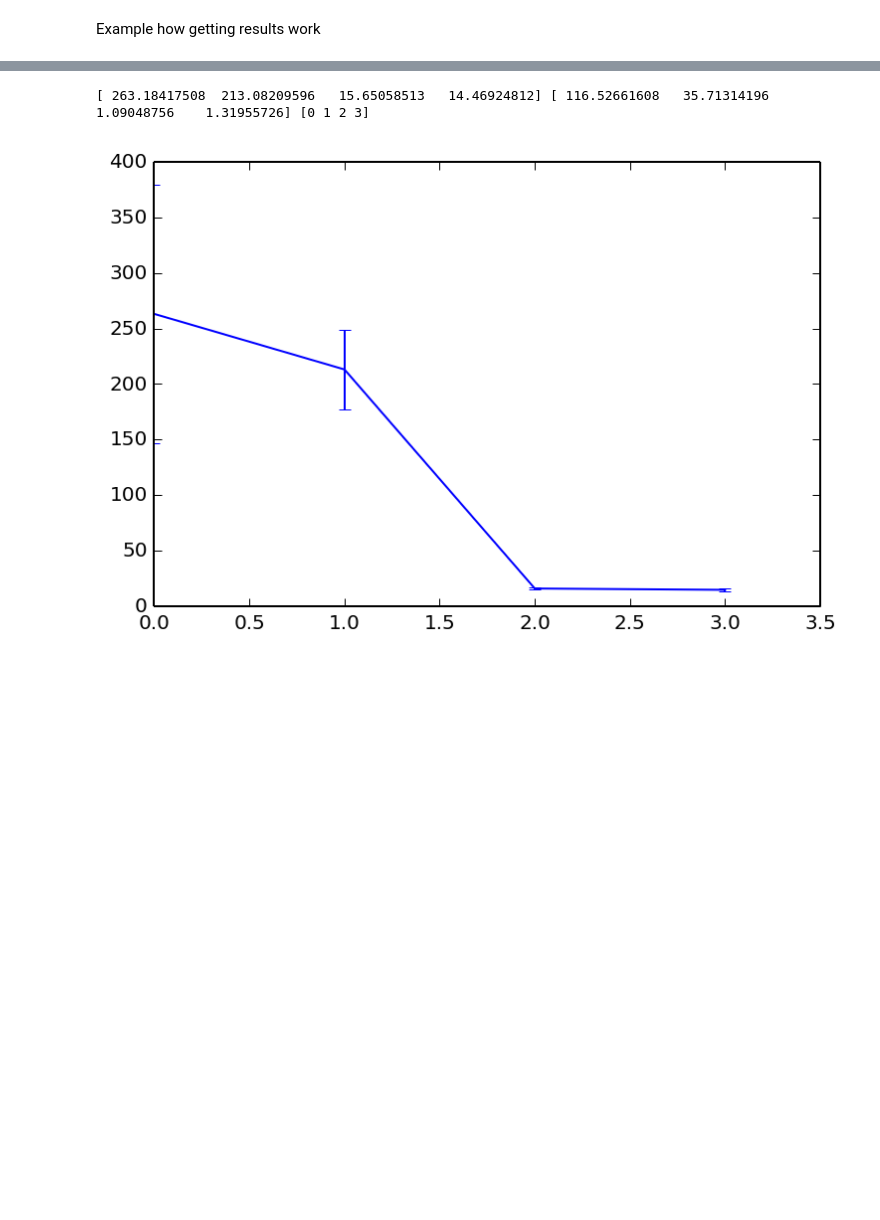
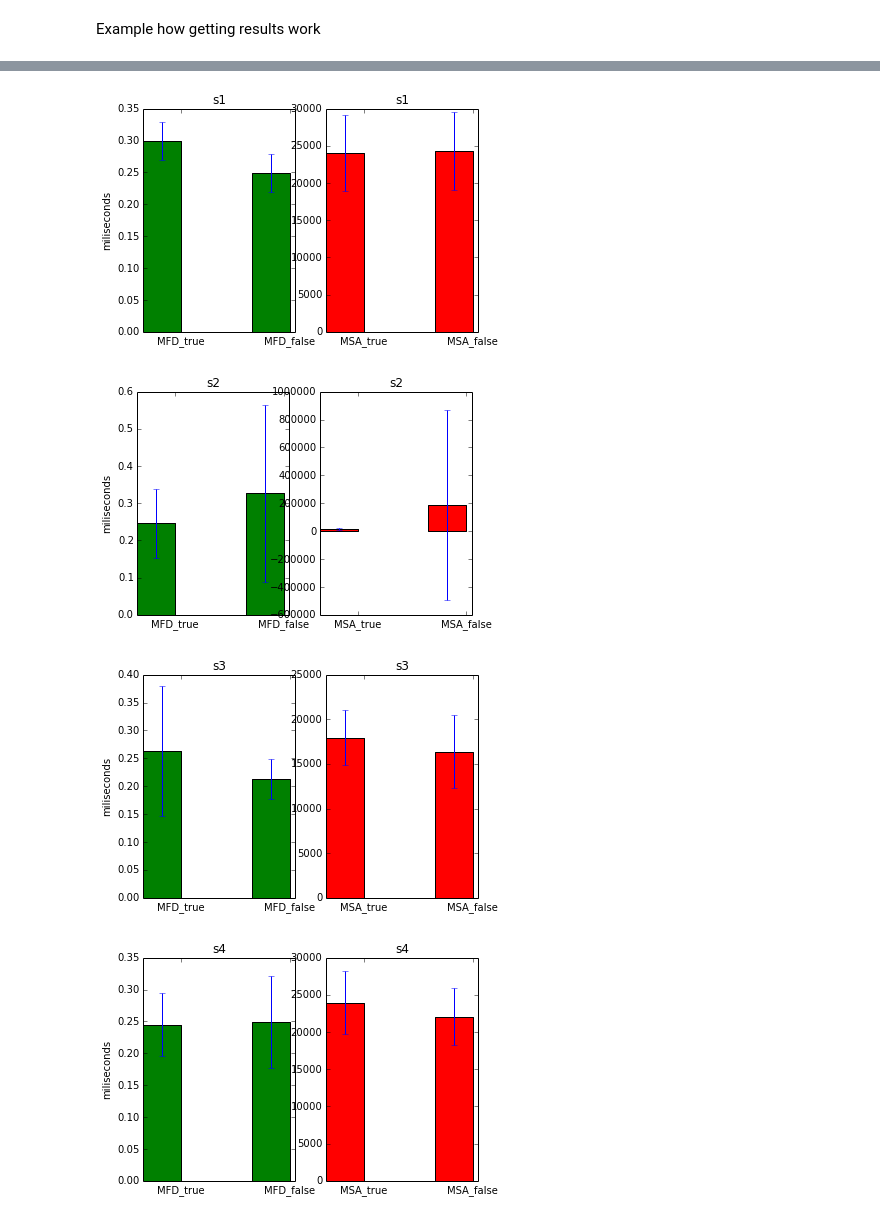
Before and after one commit to Artimi/eyetracking, a Jupyter notebook: Eye tracking.ipynb, the cells around one changed output, grey strips where cells are left out. Cells and saved outputs as stored; diff of their text form; code cells hidden in the pictures; blank space fills up the shorter version.

```diff
--- a/Eye tracking.ipynb
+++ b/Eye tracking.ipynb
@@ -6,5 +6,3 @@ For more information, type 'help(pylab)'.
 # %%
 import warnings
 warnings.filterwarnings("ignore", category=DeprecationWarning)
-# %%
-matplotlib.rcParams['savefig.dpi'] = 2 * matplotlib.rcParams['savefig.dpi']
@@ -17,8 +17,8 @@ import itertools
 from collections import namedtuple
 
 FILE_NAME = 's1-s6_sorted.csv'
-DELTA_T = 1.0
-LEN_FIXATIONS_THRESHOLD = 10
+DELTA_T = 0.001
+LEN_FIXATIONS_THRESHOLD = 10 * DELTA_T
 
 SubjectResult = namedtuple("SubjectResult", ['subject', "MFD_true", "MFD_SD_true", "MFD_false", "MFD_SD_false",
                            "MSA_true", "MSA_SD_true", "MSA_false", "MSA_SD_false"])
@@ -62,11 +62,18 @@ class Record(object):
         len_fixations = np.array([])
         for bit, group in itertools.groupby(peaks):
             if not bit:
-                len_fixations = np.append(len_fixations, sum(1 for _ in group) / DELTA_T)
+                len_fixations = np.append(len_fixations, sum(1 for _ in group) * DELTA_T)
         return len_fixations
 
     def get_MSA(self):
-        return np.average(self.velocity[self.peaks])
+        SAs = np.array([])
+        offset = 0
+        for bit, group in itertools.groupby(self.peaks):
+            group_length = sum(1 for _ in group)
+            if bit:
+                SAs = np.append(SAs, np.max(self.velocity[offset:offset + group_length]))
+            offset += group_length
+        return np.average(SAs)
 
     def get_MFD(self):
         return np.average(self.len_fixations[self.len_fixations > LEN_FIXATIONS_THRESHOLD])
@@ -102,7 +109,7 @@ def process_result(res):
     MFD_overall_false = np.array([])
     MSA_overall_true = np.array([])
     MSA_overall_false = np.array([])
-    for subject in res:
+    for subject in sorted(res):
         subject_results.append(SubjectResult(
             subject,
             np.average(res[subject]["true"]["MFD"]),
@@ -200,23 +207,43 @@ s4 244.800734266 49.2100823869 249.266369777 72.2730036408 20.8140906804 2.59032
 # %%
 for subject_result in subjects_results:
     sd = False
     ys = np.array([])
     xs = np.arange(4)
     stds = np.array([])
+    labels = []
+    width = 0.35
     for name in subject_result._fields:
         if name == 'subject':
             continue
         if not sd:
             y = subject_result.__getattribute__(name)
+            labels.append(name)
             sd = True
         else:
             std = subject_result.__getattribute__(name)
             sd = False
             ys = np.append(ys, y)
             stds = np.append(stds, std)
-    print ys, stds, xs
-    plt.errorbar(xs, ys, yerr=stds, fmt='')
-    break
+    # ax.set_ylabel('Scores')
+
+    fig = plt.figure()
+    ax1 = fig.add_subplot(121)
+    ax1.bar(xs[0:2], ys[0:2],   width, color='g', yerr=stds[0:2])
+    ax1.set_title(subject_result.subject)
+    ax1.set_xticks(xs[0:2]+width)
+    ax1.set_xticklabels( labels[0:2] )
+    ax1.set_ylabel('miliseconds')
+
+    ax2 = fig.add_subplot(122)
+    #plt.subplot(1,2,2)
+    ax2.bar(xs[2:], ys[2:], width, color='r', yerr=stds[2:])
+
+    ax2.set_title(subject_result.subject)
+    ax2.set_xticks(xs[2:]+width)
+    ax2.set_xticklabels( labels[2:] )
+    fig.show()
 # %% [output]
-[ 263.18417508  213.08209596   15.65058513   14.46924812] [ 116.52661608   35.71314196    1.09048756    1.31955726] [0 1 2 3]
-[figure, old version]
+[figure, new version]
+[figure, added]
+[figure, added]
+[figure, added]
```
Also changed, not shown: parts of 10 cells of this notebook, 1 other file.
